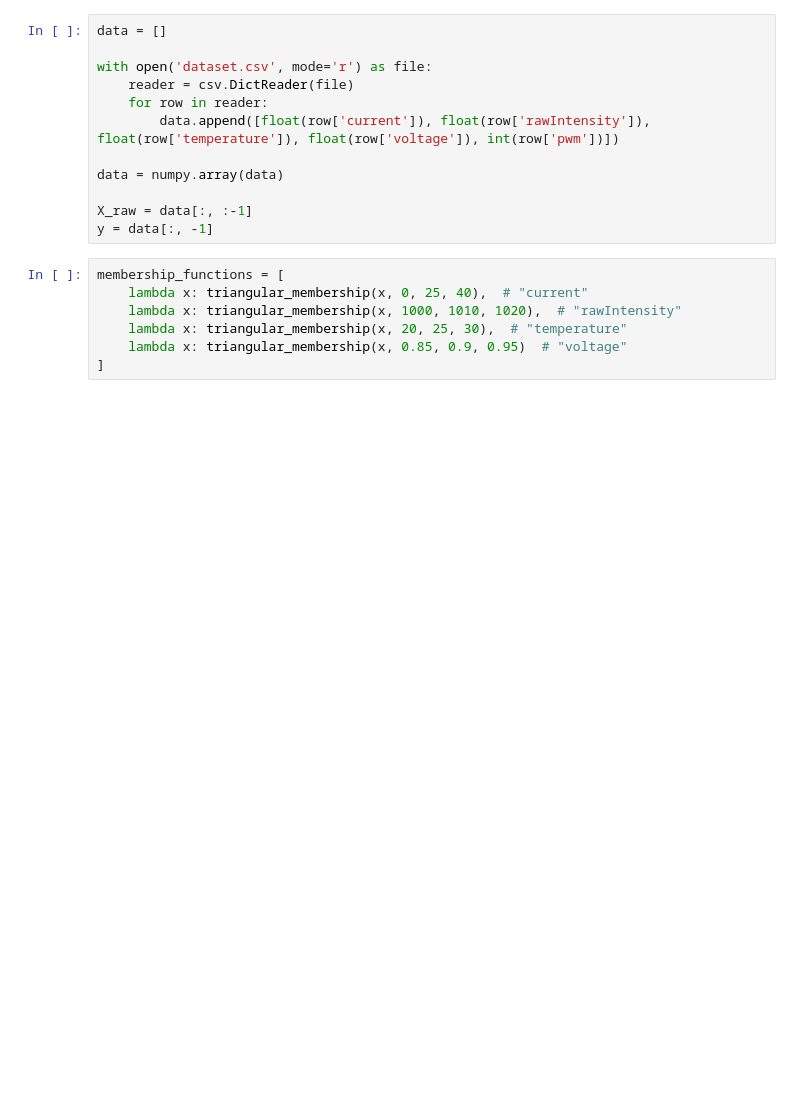
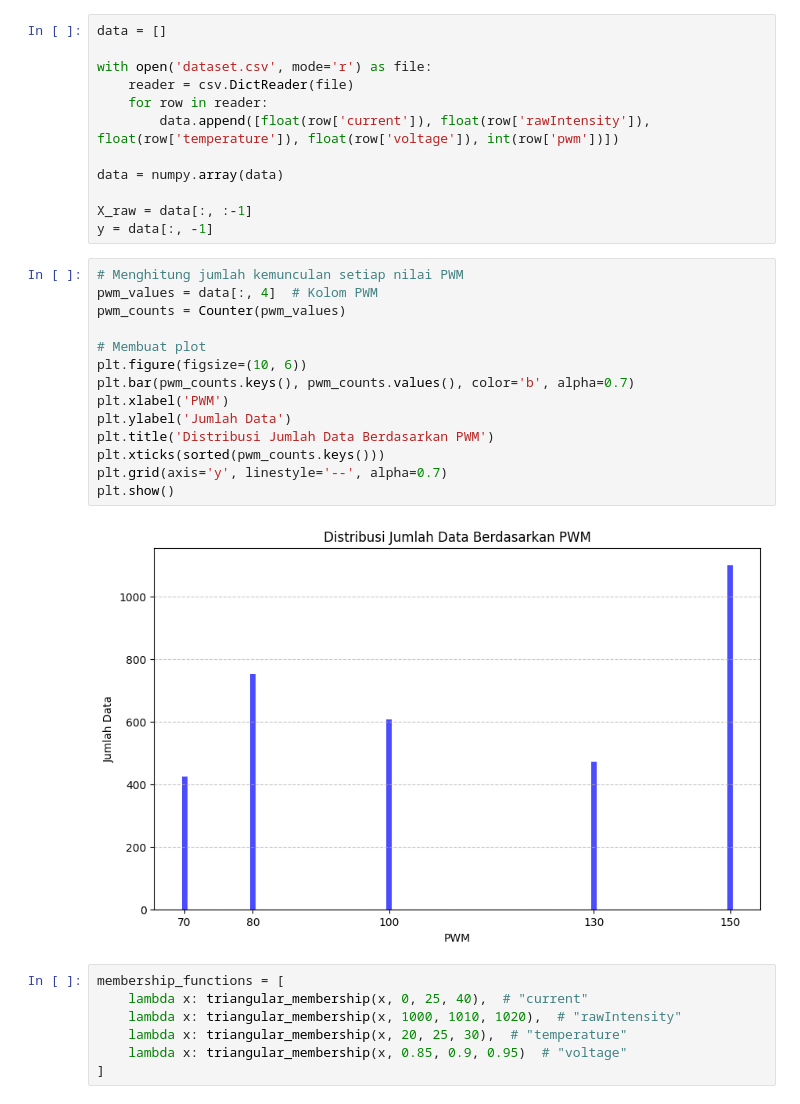
Before and after one commit to lintabong/esp32-solarcell-anfis-mppt, a Jupyter notebook: train_sequential.ipynb, the cells around one changed output. Drawn from its saved outputs; the diff is of its cells as text; blank space fills up the shorter version.

```diff
--- a/train_sequential.ipynb
+++ b/train_sequential.ipynb
@@ -28,6 +33,22 @@ data = numpy.array(data)
 
 X_raw = data[:, :-1]
 y = data[:, -1]
+# %%
+# Menghitung jumlah kemunculan setiap nilai PWM
+pwm_values = data[:, 4]  # Kolom PWM
+pwm_counts = Counter(pwm_values)
+
+# Membuat plot
+plt.figure(figsize=(10, 6))
+plt.bar(pwm_counts.keys(), pwm_counts.values(), color='b', alpha=0.7)
+plt.xlabel('PWM')
+plt.ylabel('Jumlah Data')
+plt.title('Distribusi Jumlah Data Berdasarkan PWM')
+plt.xticks(sorted(pwm_counts.keys()))
+plt.grid(axis='y', linestyle='--', alpha=0.7)
+plt.show()
+# %% [output]
+[figure, added]
 # %%
 membership_functions = [
     lambda x: triangular_membership(x, 0, 25, 40),  # "current"
```
Also changed, not shown: parts of 4 cells of this notebook, 1 other file.
